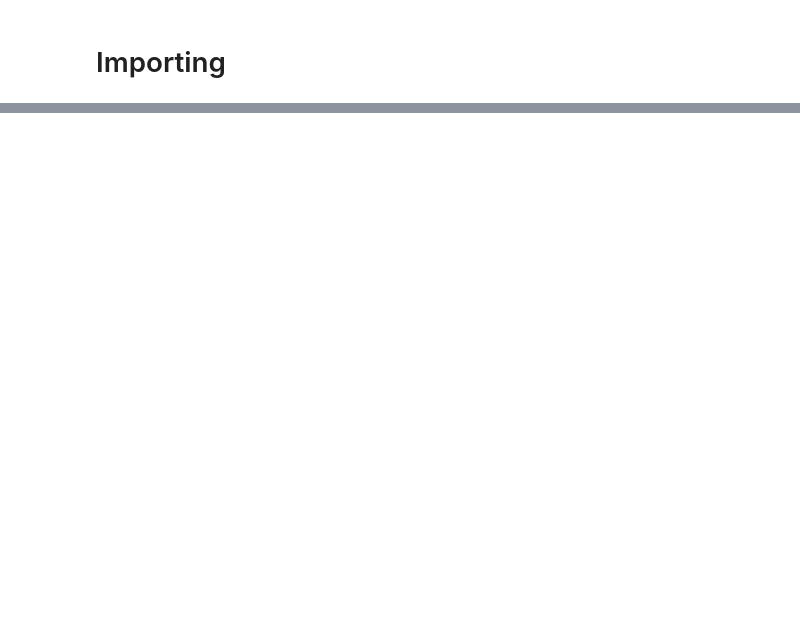
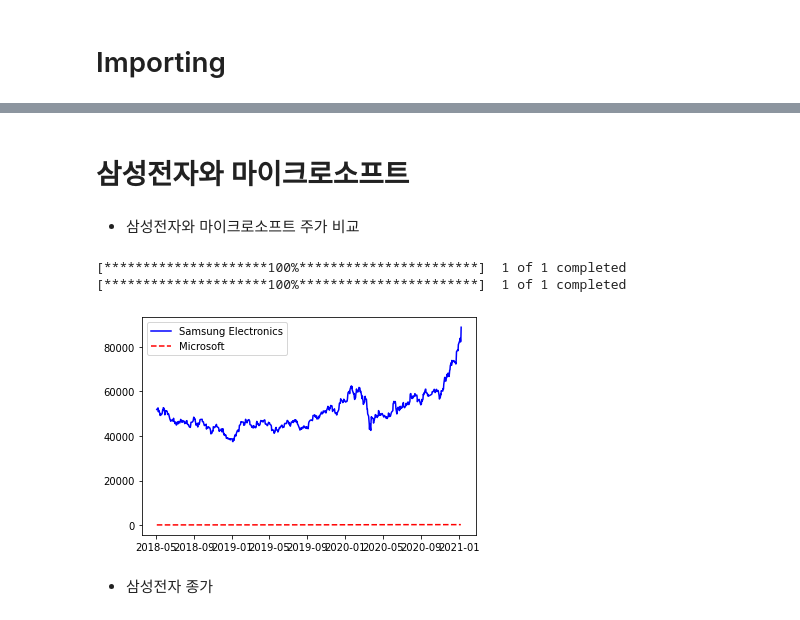
Before and after one commit to Dltmd202/StockAnalytics, a Jupyter notebook: StockAnalytics.ipynb, the cells around one changed output, grey strips where cells are left out. Cells and saved outputs as stored; diff of their text form; code cells hidden in the pictures; blank space fills up the shorter version.

```diff
--- a/StockAnalytics.ipynb
+++ b/StockAnalytics.ipynb
@@ -12,0 +26,24 @@ Requirement already satisfied: six>=1.5 in /usr/local/lib/python3.6/dist-package
+# %% [markdown]
+# 삼성전자와 마이크로소프트
+# %% [markdown]
+* 삼성전자와 마이크로소프트 주가 비교
+# %%
+import matplotlib.pyplot as plt
+from pandas_datareader import data as pdr
+import yfinance as yf
+
+yf.pdr_override()
+
+sec = pdr.get_data_yahoo('005930.KS',start='2018-05-04')
+msft =pdr.get_data_yahoo('MSFT',start='2018-05-04')
+
+plt.plot(sec.index,sec.Close,'b',label='Samsung Electronics')
+plt.plot(msft.index,msft.Close,'r--',label='Microsoft')
+plt.legend(loc='best')
+plt.show()
+# %% [output]
+[*********************100%***********************]  1 of 1 completed
+[*********************100%***********************]  1 of 1 completed
+[figure, added]
+# %% [markdown]
+* 삼성전자 종가
```
Also changed, not shown: parts of 17 cells of this notebook.
